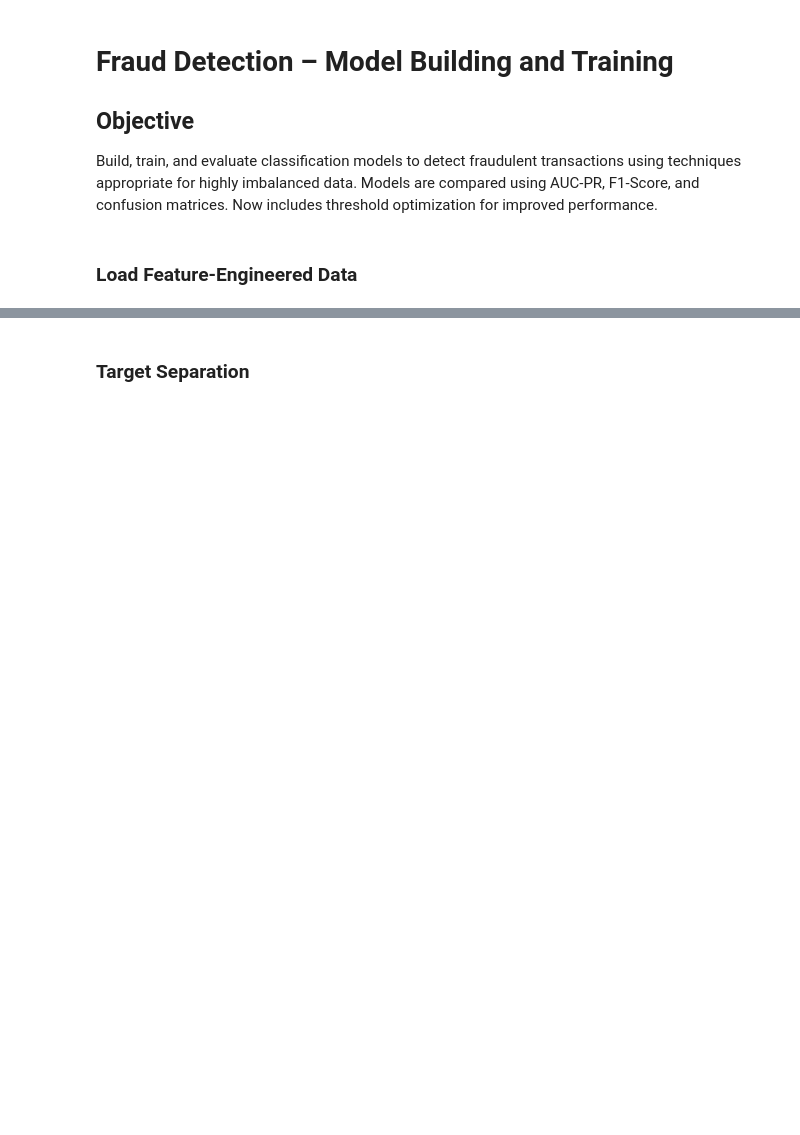
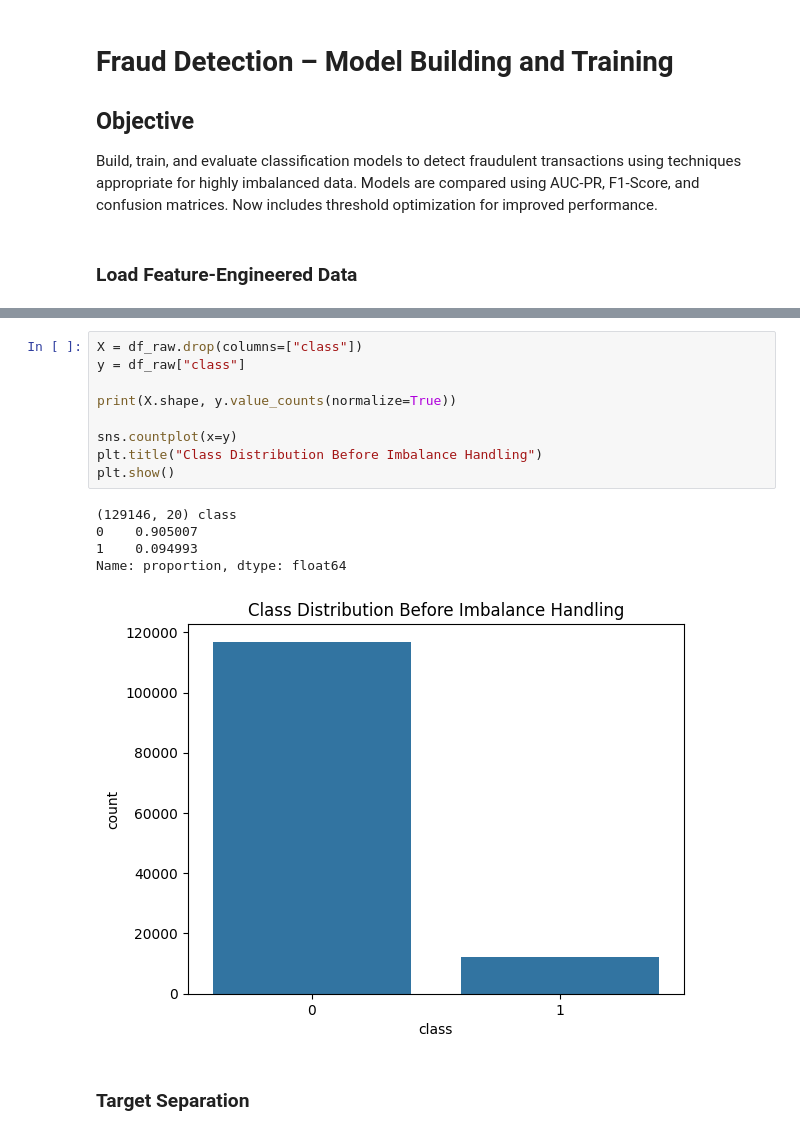
Before and after one commit to Moggycool/fraud-detection, a Jupyter notebook: notebooks/modeling.ipynb, the cells around one changed output, grey strips where cells are left out. Cells and saved outputs as stored; diff of their text form; blank space fills up the shorter version.

```diff
--- a/notebooks/modeling.ipynb
+++ b/notebooks/modeling.ipynb
@@ -51,3 +80,18 @@ print()
+# %%
+X = df_raw.drop(columns=["class"])
+y = df_raw["class"]
+
+print(X.shape, y.value_counts(normalize=True))
+
+sns.countplot(x=y)
+plt.title("Class Distribution Before Imbalance Handling")
+plt.show()
+# %% [output]
+(129146, 20) class
+0    0.905007
+1    0.094993
+Name: proportion, dtype: float64
+[figure, added]
 # %% [markdown]
 ### Target Separation
 # %%
```
Also changed, not shown: parts of 19 cells of this notebook, 3 other files.
